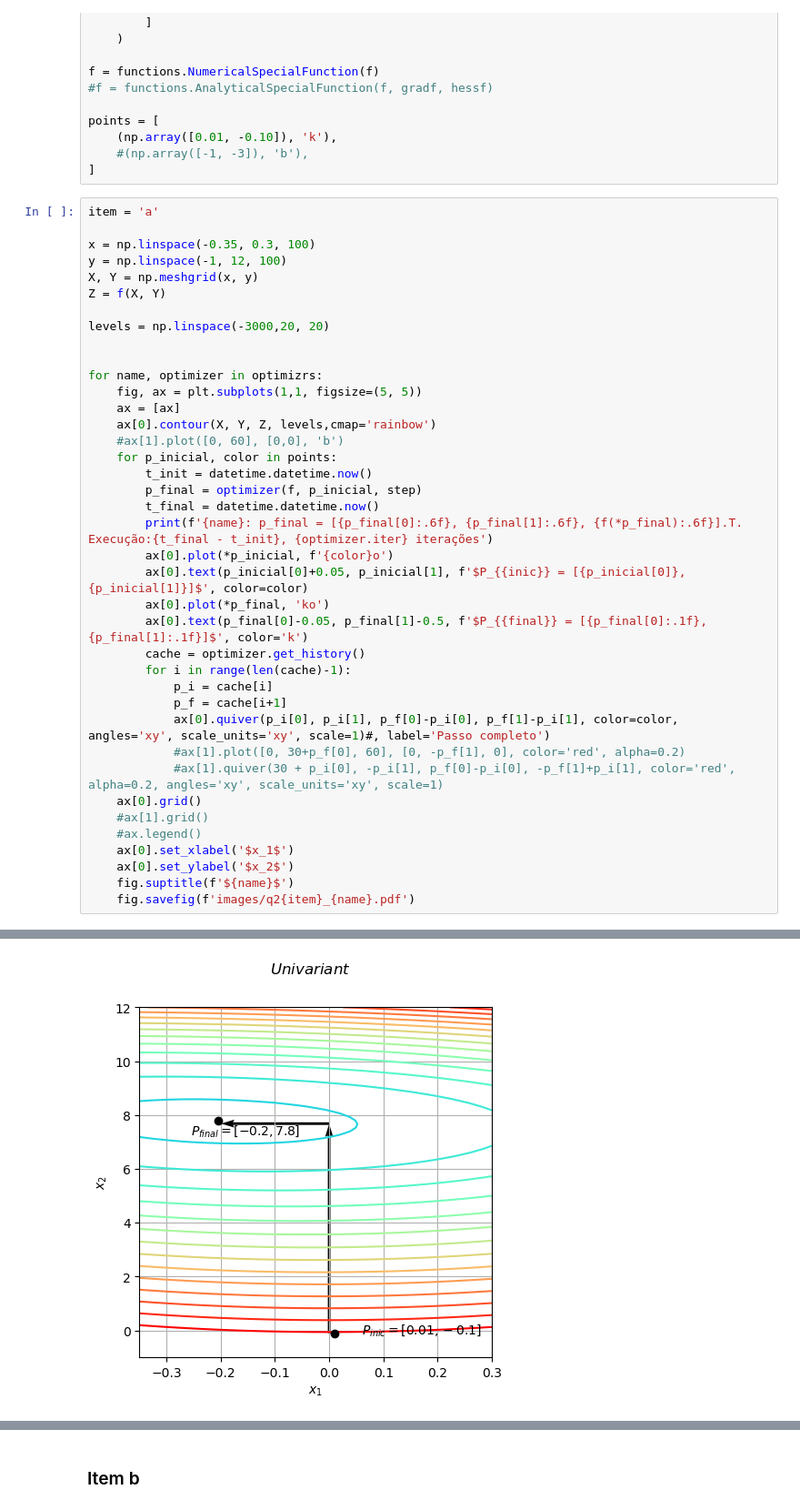
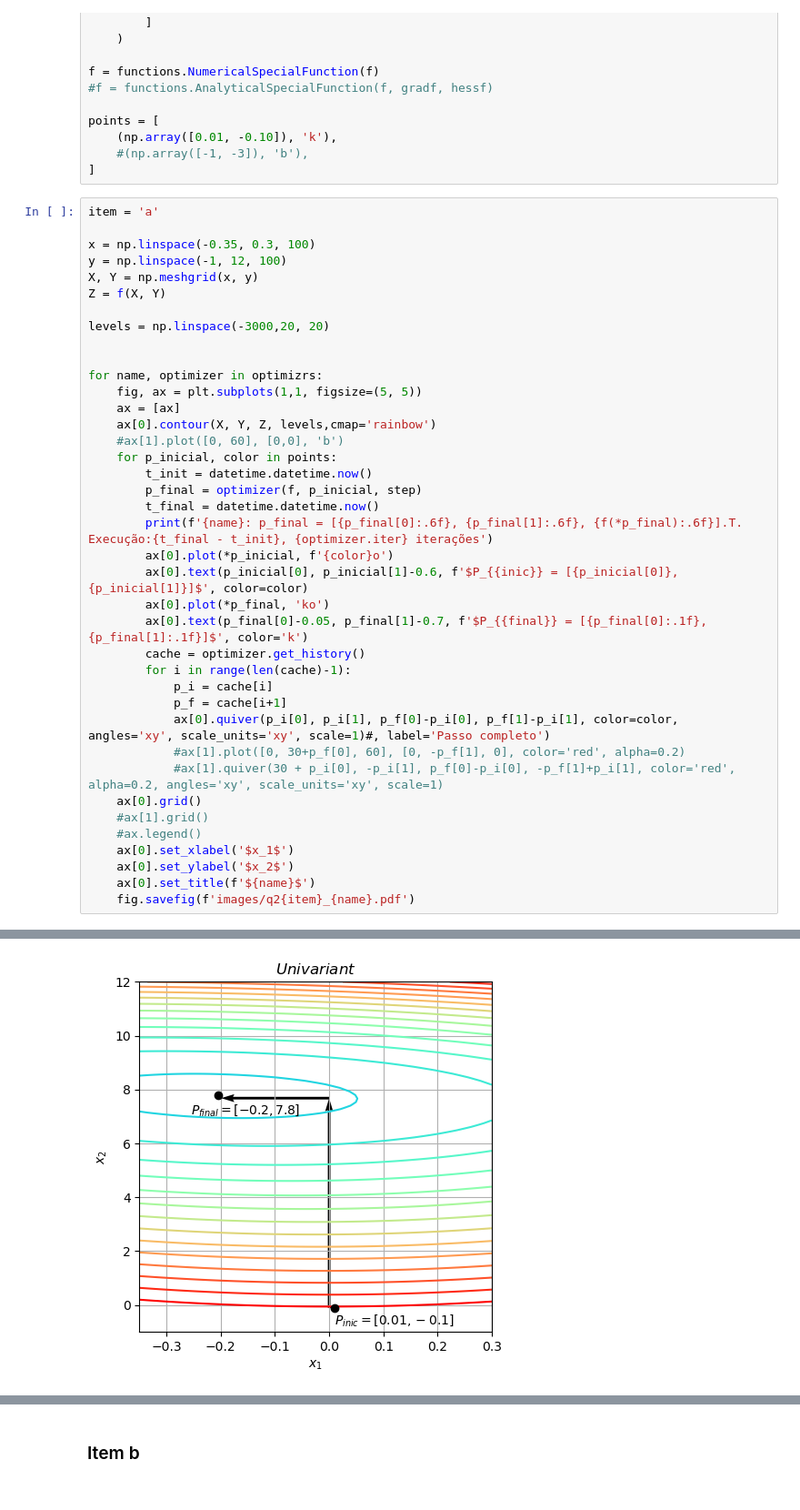
Before and after one commit to prj-phcp/MEC2403_Activities, a Jupyter notebook: Trabalho1/Trabalho1.ipynb, the cells around one changed output, grey strips where cells are left out. Shown at 91% size. Cells and saved outputs as stored; diff of their text form.

```diff
--- a/Trabalho1/Trabalho1.ipynb
+++ b/Trabalho1/Trabalho1.ipynb
@@ -253,9 +253,9 @@ for name, optimizer in optimizrs:
         t_final = datetime.datetime.now()
         print(f'{name}: p_final = [{p_final[0]:.6f}, {p_final[1]:.6f}, {f(*p_final):.6f}].T. Execução:{t_final - t_init}, {optimizer.iter} iterações')
         ax[0].plot(*p_inicial, f'{color}o')
-        ax[0].text(p_inicial[0]+0.05, p_inicial[1], f'$P_{{inic}} = [{p_inicial[0]}, {p_inicial[1]}]$', color=color)
+        ax[0].text(p_inicial[0], p_inicial[1]-0.6, f'$P_{{inic}} = [{p_inicial[0]}, {p_inicial[1]}]$', color=color)
         ax[0].plot(*p_final, 'ko')
-        ax[0].text(p_final[0]-0.05, p_final[1]-0.5, f'$P_{{final}} = [{p_final[0]:.1f}, {p_final[1]:.1f}]$', color='k')
+        ax[0].text(p_final[0]-0.05, p_final[1]-0.7, f'$P_{{final}} = [{p_final[0]:.1f}, {p_final[1]:.1f}]$', color='k')
         cache = optimizer.get_history()
         for i in range(len(cache)-1):
             p_i = cache[i]
@@ -268,6 +268,6 @@ for name, optimizer in optimizrs:
     #ax.legend()
     ax[0].set_xlabel('$x_1$')
     ax[0].set_ylabel('$x_2$')
-    fig.suptitle(f'${name}$')
+    ax[0].set_title(f'${name}$')
     fig.savefig(f'images/q2{item}_{name}.pdf')
 # %% [output]
@@ -280 +280 @@ BFGS: p_final = [-0.205109, 7.788993, -2091.657428].T. Execução:0:00:00.010261
-[figure, old version]
+[figure, new version]
```
Also changed, not shown: parts of 4 cells of this notebook, 24 other files.
